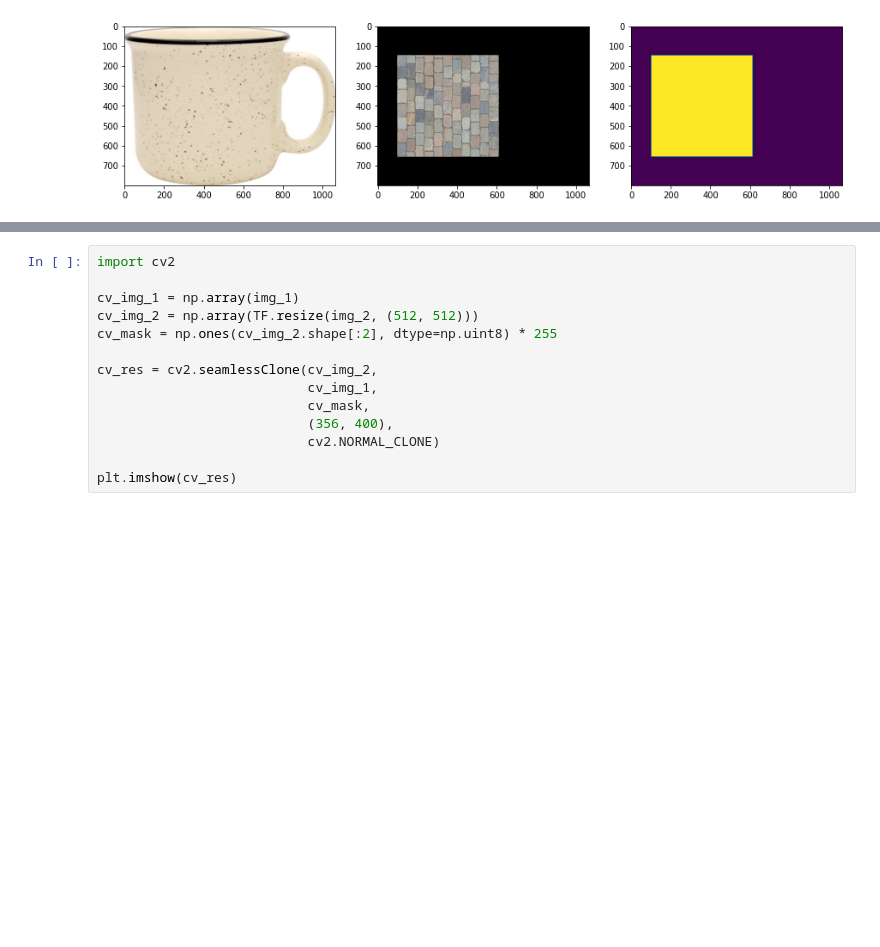
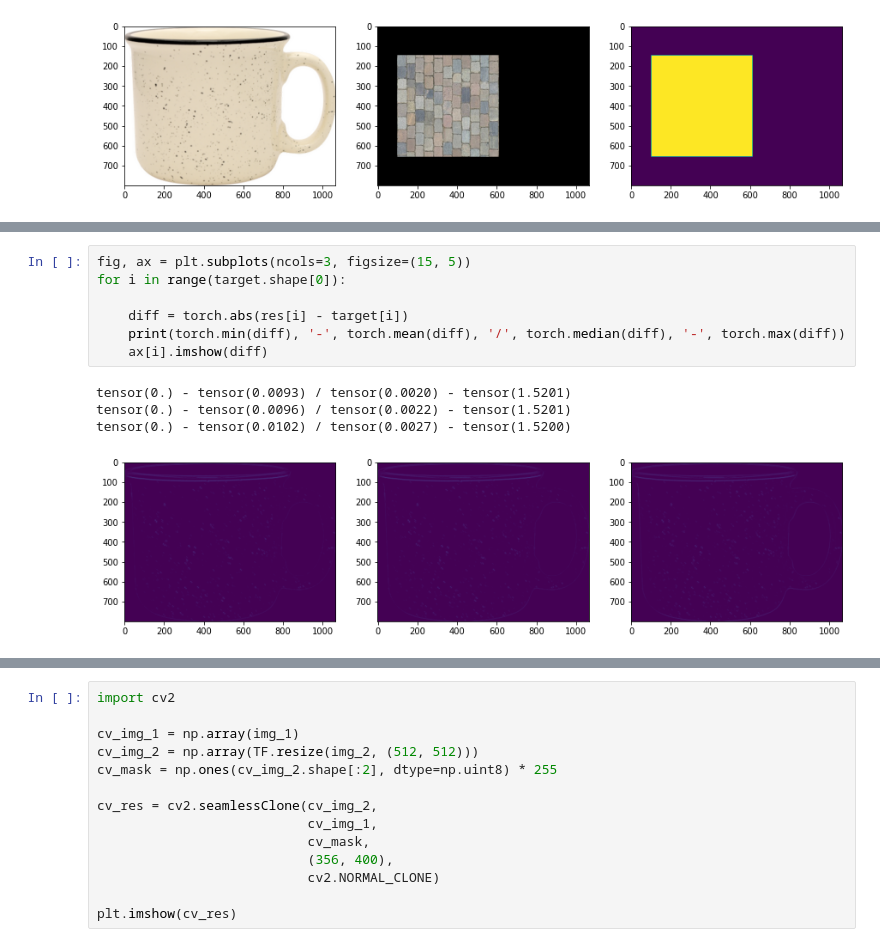
Before and after one commit to matt-baugh/pytorch-poisson-image-editing, a Jupyter notebook: examples.ipynb, the cells around one changed output, grey strips where cells are left out. Drawn from its saved outputs; the diff is of its cells as text; blank space fills up the shorter version.

```diff
--- a/examples.ipynb
+++ b/examples.ipynb
@@ -45 +54,13 @@ ax[2].imshow(mask)
+# %%
+fig, ax = plt.subplots(ncols=3, figsize=(15, 5))
+for i in range(target.shape[0]):
+
+    diff = torch.abs(res[i] - target[i])
+    print(torch.min(diff), '-', torch.mean(diff), '/', torch.median(diff), '-', torch.max(diff))
+    ax[i].imshow(diff)
+# %% [output]
+tensor(0.) - tensor(0.0093) / tensor(0.0020) - tensor(1.5201)
+tensor(0.) - tensor(0.0096) / tensor(0.0022) - tensor(1.5201)
+tensor(0.) - tensor(0.0102) / tensor(0.0027) - tensor(1.5200)
+[figure, added]
 # %%
```
Also changed, not shown: parts of 8 cells of this notebook, 2 other files.
